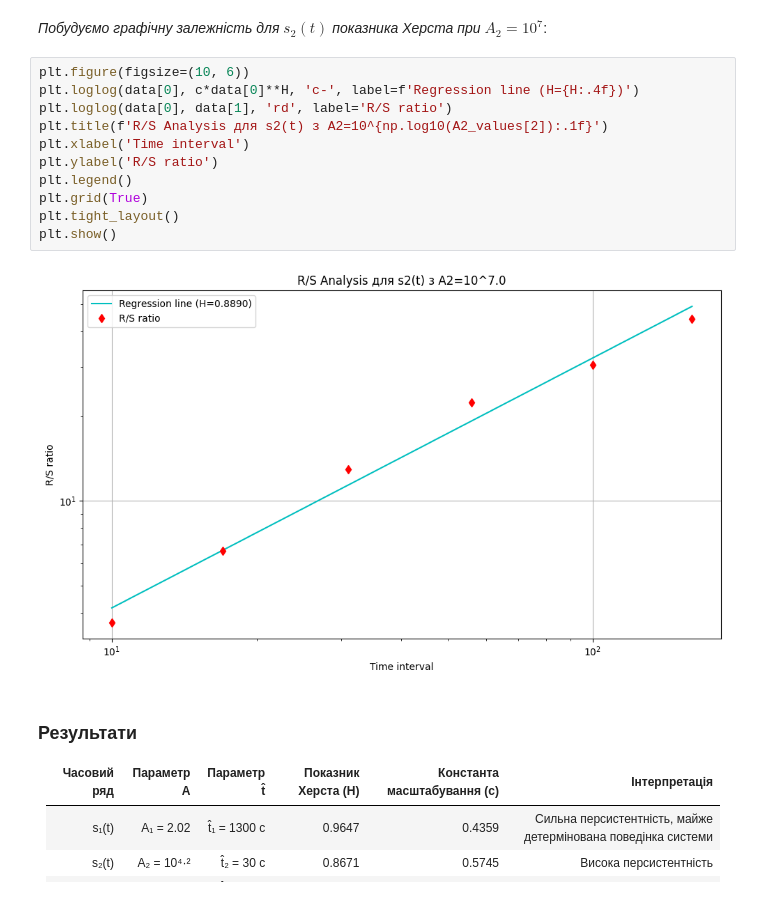
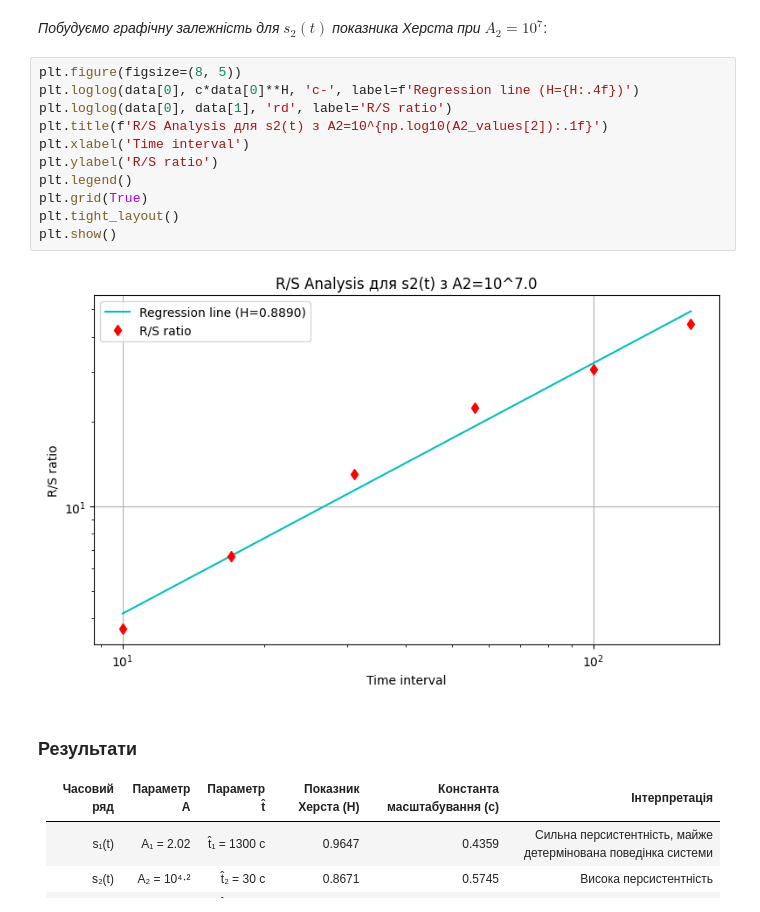
Before and after one commit to SerhiiMiroshnychenko/ScientificCalculations, a Jupyter notebook: Hurst/Hurst-analysis.ipynb, the cells around one changed output. Saved outputs shown, nothing was run; the diff lists cells and outputs as text.

```diff
--- a/Hurst/Hurst-analysis.ipynb
+++ b/Hurst/Hurst-analysis.ipynb
@@ -231,18 +231,18 @@ s2(t) та A_2 = 10^(7) : H=0.8890, c=0.5373
 # %% [markdown]
 *Побудуємо графічну залежність для $s_2(t)$ показника Херста при $A_2 = 10^{7}$*:
 # %%
-plt.figure(figsize=(10, 6))
+plt.figure(figsize=(8, 5))
 plt.loglog(data[0], c*data[0]**H, 'c-', label=f'Regression line (H={H:.4f})')
 plt.loglog(data[0], data[1], 'rd', label='R/S ratio')
 plt.title(f'R/S Analysis для s2(t) з A2=10^{np.log10(A2_values[2]):.1f}')
 plt.xlabel('Time interval')
 plt.ylabel('R/S ratio')
 plt.legend()
 plt.grid(True)
 plt.tight_layout()
 plt.show()
 # %% [output]
-[figure, old version]
+[figure, new version]
 # %% [markdown]
 ### Результати
 
```
Also changed, not shown: parts of 5 cells of this notebook.
